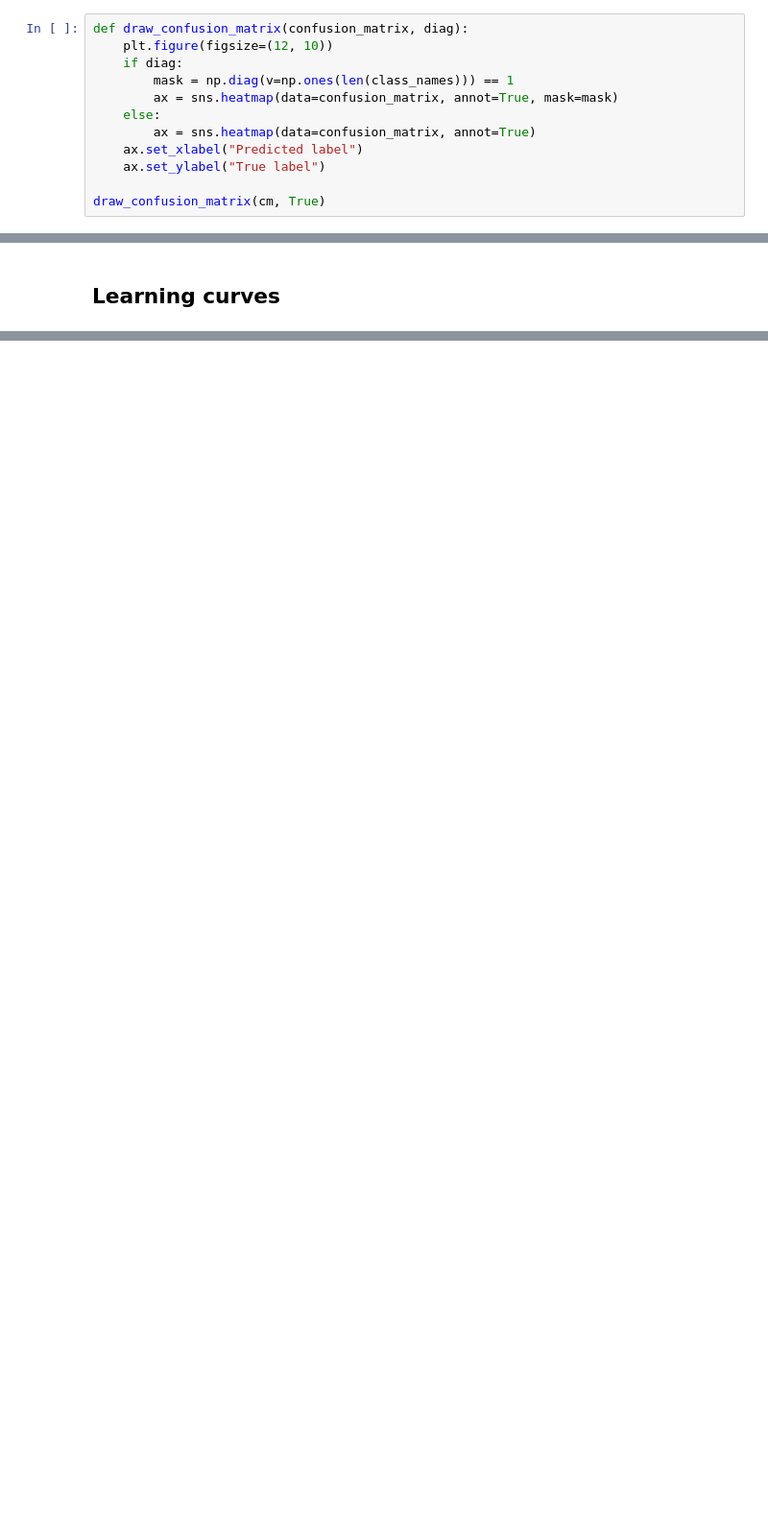
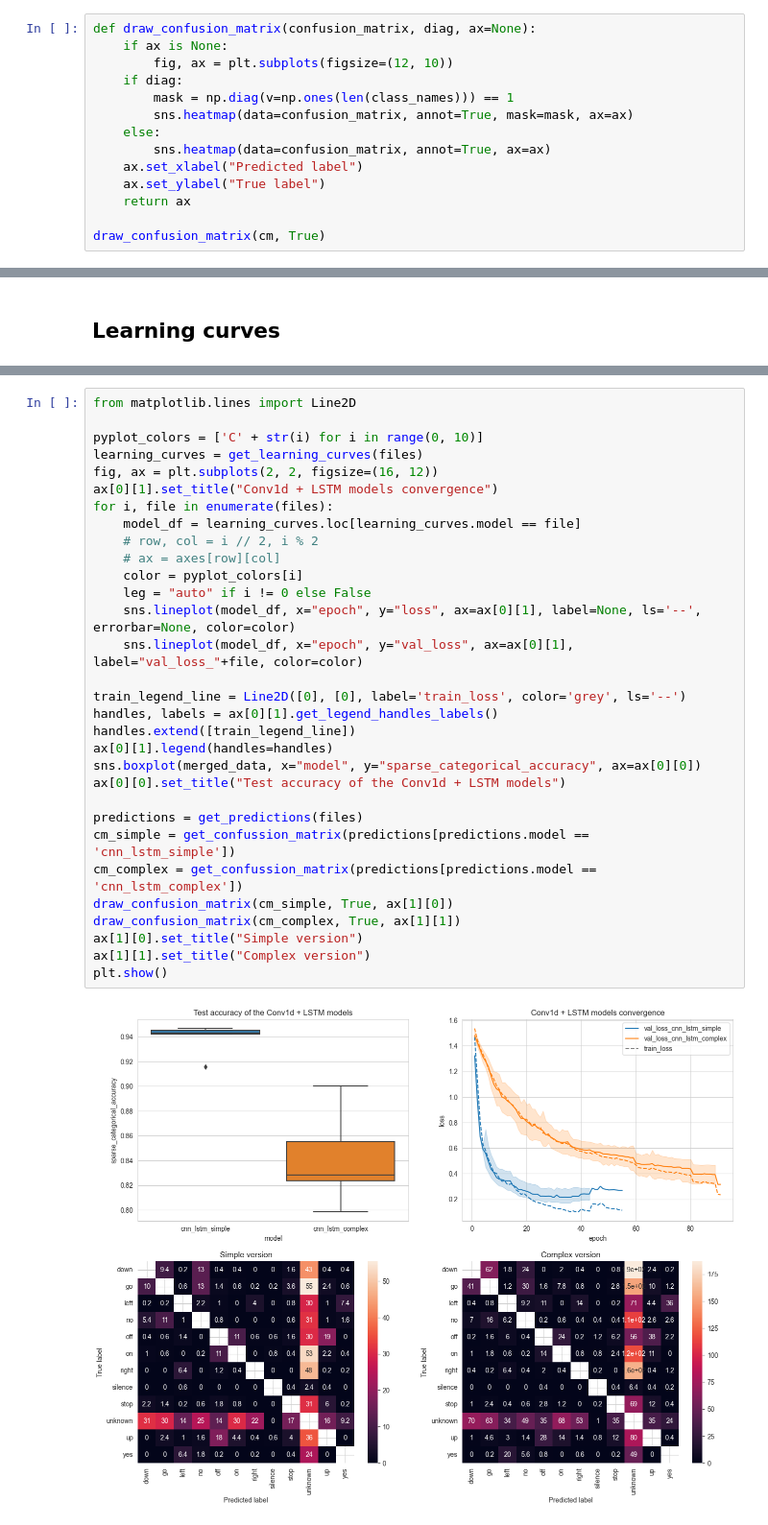
Before and after one commit to SawickiBartosz/DeepLearning2023, a Jupyter notebook: Project2_LSTM/visualize results.ipynb, the cells around one changed output, grey strips where cells are left out. Shown: that part at 96% size. Drawn from its saved outputs; the diff is of its cells as text; blank space fills up the shorter version.

```diff
--- a/Project2_LSTM/visualize results.ipynb
+++ b/Project2_LSTM/visualize results.ipynb
@@ -142,15 +147,17 @@ cm
 | up | 0.0 | 2.4 | 1.0 | 1.6 | 17.8 | 4.4 | 0.4 | 0.6 | 4.0 | 35.6 | 407.2 | ... |
 | yes | 0.0 | 0.0 | 6.4 | 1.8 | 0.2 | 0.0 | 0.2 | 0.0 | 0.4 | 23.8 | 0.0 | ... |
 # %%
-def draw_confusion_matrix(confusion_matrix, diag):
-    plt.figure(figsize=(12, 10))
+def draw_confusion_matrix(confusion_matrix, diag, ax=None):
+    if ax is None:
+        fig, ax = plt.subplots(figsize=(12, 10))
     if diag:
         mask = np.diag(v=np.ones(len(class_names))) == 1
-        ax = sns.heatmap(data=confusion_matrix, annot=True, mask=mask)
+        sns.heatmap(data=confusion_matrix, annot=True, mask=mask, ax=ax)
     else:
-        ax = sns.heatmap(data=confusion_matrix, annot=True)
+        sns.heatmap(data=confusion_matrix, annot=True, ax=ax)
     ax.set_xlabel("Predicted label")
     ax.set_ylabel("True label")
+    return ax
 
 draw_confusion_matrix(cm, True)
 # %% [output]
@@ -208,0 +244,33 @@ plt.show()
+# %%
+from matplotlib.lines import Line2D
+
+pyplot_colors = ['C' + str(i) for i in range(0, 10)]
+learning_curves = get_learning_curves(files)
+fig, ax = plt.subplots(2, 2, figsize=(16, 12))
+ax[0][1].set_title("Conv1d + LSTM models convergence")
+for i, file in enumerate(files):
+    model_df = learning_curves.loc[learning_curves.model == file]
+    # row, col = i // 2, i % 2
+    # ax = axes[row][col]
+    color = pyplot_colors[i]
+    leg = "auto" if i != 0 else False
+    sns.lineplot(model_df, x="epoch", y="loss", ax=ax[0][1], label=None, ls='--', errorbar=None, color=color)
+    sns.lineplot(model_df, x="epoch", y="val_loss", ax=ax[0][1], label="val_loss_"+file, color=color)
+
+train_legend_line = Line2D([0], [0], label='train_loss', color='grey', ls='--')
+handles, labels = ax[0][1].get_legend_handles_labels()
+handles.extend([train_legend_line])
+ax[0][1].legend(handles=handles)
+sns.boxplot(merged_data, x="model", y="sparse_categorical_accuracy", ax=ax[0][0])
+ax[0][0].set_title("Test accuracy of the Conv1d + LSTM models")
+
+predictions = get_predictions(files)
+cm_simple = get_confussion_matrix(predictions[predictions.model == 'cnn_lstm_simple'])
+cm_complex = get_confussion_matrix(predictions[predictions.model == 'cnn_lstm_complex'])
+draw_confusion_matrix(cm_simple, True, ax[1][0])
+draw_confusion_matrix(cm_complex, True, ax[1][1])
+ax[1][0].set_title("Simple version")
+ax[1][1].set_title("Complex version")
+plt.show()
+# %% [output]
+[figure, added]
```
Also changed, not shown: parts of 12 cells of this notebook, 2 other files.
